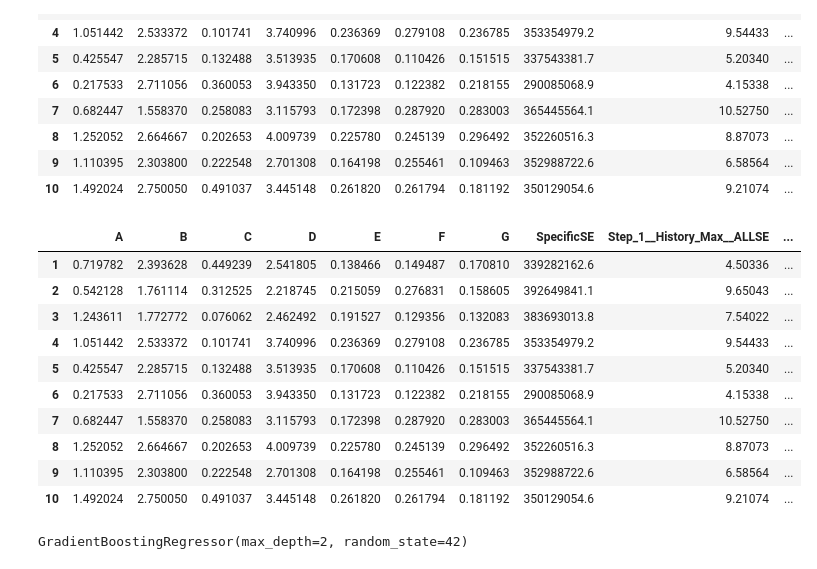
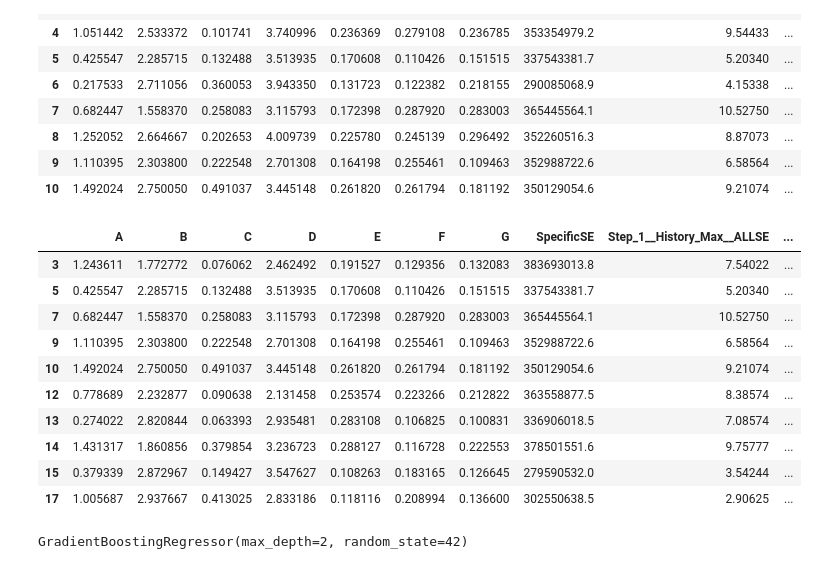
Before and after one commit to karahanmerves/parametrically_optimised_mechanical_metamaterials, a Jupyter notebook: parametrically_optimised_mechanical_metamaterials_ipynb_adlı_not_defterinin_kopyası.ipynb, the cells around one changed output. Cells and saved outputs as stored; diff of their text form; code cells hidden in the pictures.

```diff
--- a/parametrically_optimised_mechanical_metamaterials_ipynb_adlı_not_defterinin_kopyası.ipynb
+++ b/parametrically_optimised_mechanical_metamaterials_ipynb_adlı_not_defterinin_kopyası.ipynb
@@ -33,19 +33,19 @@ IQR = Q3 - Q1
 # Aykırı değerleri çıkarın
 data = data[~((data < (Q1 - 1.5 * IQR)) |(data > (Q3 + 1.5 * IQR))).any(axis=1)]
 # %%
-dt.head(10)
+data.head(10)
 # %% [output]
 |  | A | B | C | D | E | F | G | SpecificSE | Step_1__History_Max__ALLSE | ... |
-| 1 | 0.719782 | 2.393628 | 0.449239 | 2.541805 | 0.138466 | 0.149487 | 0.170810 | 339282162.6 | 4.50336 | ... |
-| 2 | 0.542128 | 1.761114 | 0.312525 | 2.218745 | 0.215059 | 0.276831 | 0.158605 | 392649841.1 | 9.65043 | ... |
 | 3 | 1.243611 | 1.772772 | 0.076062 | 2.462492 | 0.191527 | 0.129356 | 0.132083 | 383693013.8 | 7.54022 | ... |
-| 4 | 1.051442 | 2.533372 | 0.101741 | 3.740996 | 0.236369 | 0.279108 | 0.236785 | 353354979.2 | 9.54433 | ... |
 | 5 | 0.425547 | 2.285715 | 0.132488 | 3.513935 | 0.170608 | 0.110426 | 0.151515 | 337543381.7 | 5.20340 | ... |
-| 6 | 0.217533 | 2.711056 | 0.360053 | 3.943350 | 0.131723 | 0.122382 | 0.218155 | 290085068.9 | 4.15338 | ... |
 | 7 | 0.682447 | 1.558370 | 0.258083 | 3.115793 | 0.172398 | 0.287920 | 0.283003 | 365445564.1 | 10.52750 | ... |
-| 8 | 1.252052 | 2.664667 | 0.202653 | 4.009739 | 0.225780 | 0.245139 | 0.296492 | 352260516.3 | 8.87073 | ... |
 | 9 | 1.110395 | 2.303800 | 0.222548 | 2.701308 | 0.164198 | 0.255461 | 0.109463 | 352988722.6 | 6.58564 | ... |
 | 10 | 1.492024 | 2.750050 | 0.491037 | 3.445148 | 0.261820 | 0.261794 | 0.181192 | 350129054.6 | 9.21074 | ... |
+| 12 | 0.778689 | 2.232877 | 0.090638 | 2.131458 | 0.253574 | 0.223266 | 0.212822 | 363558877.5 | 8.38574 | ... |
+| 13 | 0.274022 | 2.820844 | 0.063393 | 2.935481 | 0.283108 | 0.106825 | 0.100831 | 336906018.5 | 7.08574 | ... |
+| 14 | 1.431317 | 1.860856 | 0.379854 | 3.236723 | 0.288127 | 0.116728 | 0.222553 | 378501551.6 | 9.75777 | ... |
+| 15 | 0.379339 | 2.872967 | 0.149427 | 3.547627 | 0.108263 | 0.183165 | 0.126645 | 279590532.0 | 3.54244 | ... |
+| 17 | 1.005687 | 2.937667 | 0.413025 | 2.833186 | 0.118116 | 0.208994 | 0.136600 | 302550638.5 | 2.90625 | ... |
 # %%
 # Özellikleri (bağımsız değişkenler) ve hedef değişkeni (bağımlı değişken) tanımlayın
 important_features = data[['B','E','D','F','A']]  # Gerçek sütun adlarına göre ayarlayın
```
Also changed, not shown: parts of 6 cells of this notebook.
